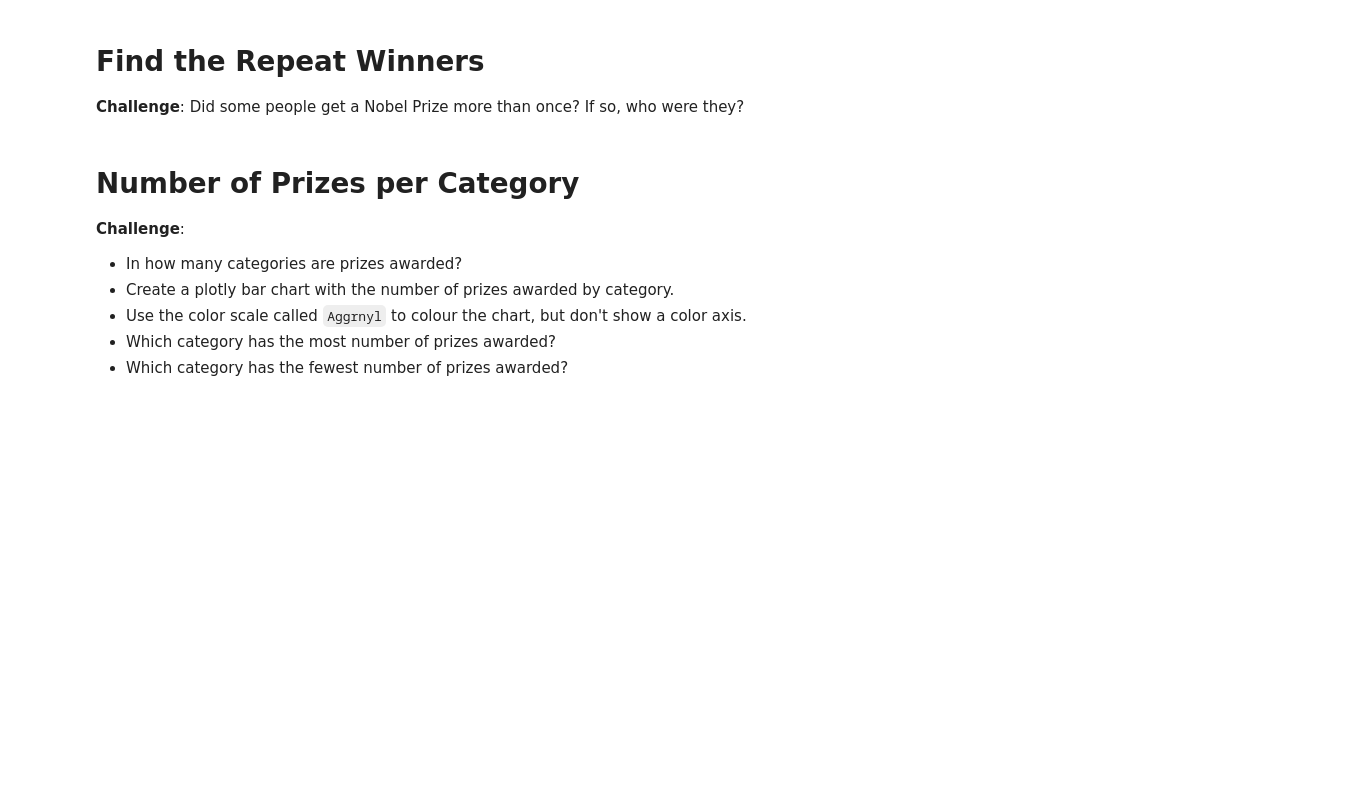
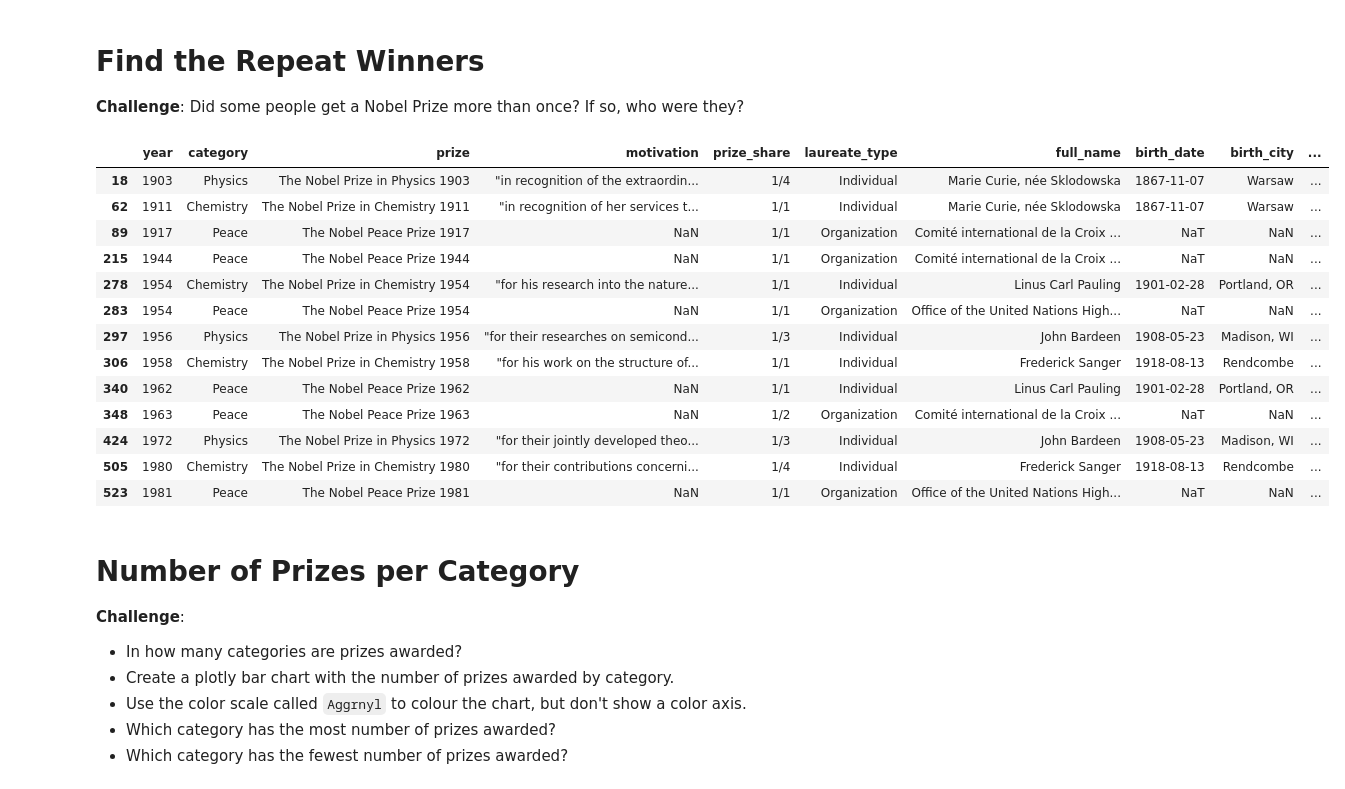
Before and after one commit to krook98/nobel-prize-analysis, a Jupyter notebook: Nobel_Prize_Analysis_(start).ipynb, the cells around one changed output. Cells and saved outputs as stored; diff of their text form; code cells hidden in the pictures; blank space fills up the shorter version.

```diff
--- a/Nobel_Prize_Analysis_(start).ipynb
+++ b/Nobel_Prize_Analysis_(start).ipynb
@@ -103,6 +198,25 @@ memory usage: 120.4+ KB
 # Find the Repeat Winners
 
 **Challenge**: Did some people get a Nobel Prize more than once? If so, who were they?
+# %%
+winner = df_data.duplicated(subset=['full_name'], keep=False)
+multiple_winners = df_data[winner]
+multiple_winners
+# %% [output]
+|  | year | category | prize | motivation | prize_share | laureate_type | full_name | birth_date | birth_city | ... |
+| 18 | 1903 | Physics | The Nobel Prize in Physics 1903 | "in recognition of the extraordin... | 1/4 | Individual | Marie Curie, née Sklodowska | 1867-11-07 | Warsaw | ... |
+| 62 | 1911 | Chemistry | The Nobel Prize in Chemistry 1911 | "in recognition of her services t... | 1/1 | Individual | Marie Curie, née Sklodowska | 1867-11-07 | Warsaw | ... |
+| 89 | 1917 | Peace | The Nobel Peace Prize 1917 | NaN | 1/1 | Organization | Comité international de la Croix ... | NaT | NaN | ... |
+| 215 | 1944 | Peace | The Nobel Peace Prize 1944 | NaN | 1/1 | Organization | Comité international de la Croix ... | NaT | NaN | ... |
+| 278 | 1954 | Chemistry | The Nobel Prize in Chemistry 1954 | "for his research into the nature... | 1/1 | Individual | Linus Carl Pauling | 1901-02-28 | Portland, OR | ... |
+| 283 | 1954 | Peace | The Nobel Peace Prize 1954 | NaN | 1/1 | Organization | Office of the United Nations High... | NaT | NaN | ... |
+| 297 | 1956 | Physics | The Nobel Prize in Physics 1956 | "for their researches on semicond... | 1/3 | Individual | John Bardeen | 1908-05-23 | Madison, WI | ... |
+| 306 | 1958 | Chemistry | The Nobel Prize in Chemistry 1958 | "for his work on the structure of... | 1/1 | Individual | Frederick Sanger | 1918-08-13 | Rendcombe | ... |
+| 340 | 1962 | Peace | The Nobel Peace Prize 1962 | NaN | 1/1 | Individual | Linus Carl Pauling | 1901-02-28 | Portland, OR | ... |
+| 348 | 1963 | Peace | The Nobel Peace Prize 1963 | NaN | 1/2 | Organization | Comité international de la Croix ... | NaT | NaN | ... |
+| 424 | 1972 | Physics | The Nobel Prize in Physics 1972 | "for their jointly developed theo... | 1/3 | Individual | John Bardeen | 1908-05-23 | Madison, WI | ... |
+| 505 | 1980 | Chemistry | The Nobel Prize in Chemistry 1980 | "for their contributions concerni... | 1/4 | Individual | Frederick Sanger | 1918-08-13 | Rendcombe | ... |
+| 523 | 1981 | Peace | The Nobel Peace Prize 1981 | NaN | 1/1 | Organization | Office of the United Nations High... | NaT | NaN | ... |
 # %% [markdown]
 # Number of Prizes per Category
 
```
Also changed, not shown: parts of 18 cells of this notebook.
